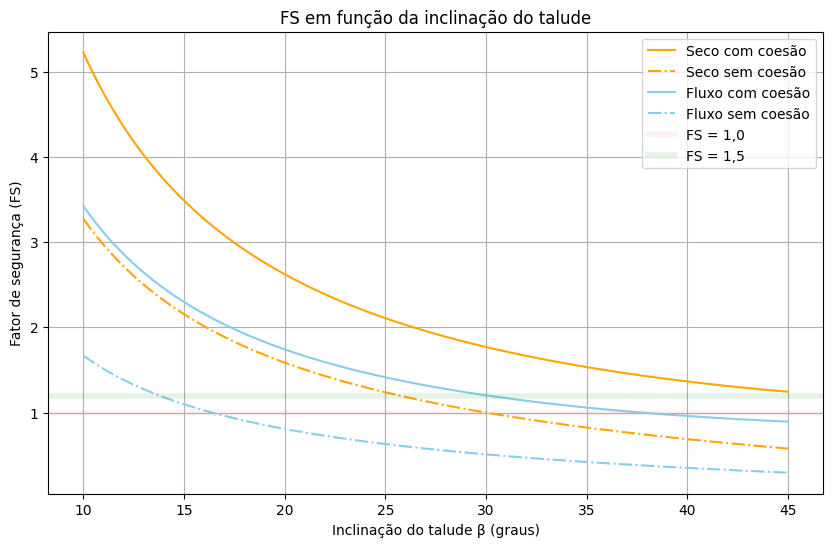
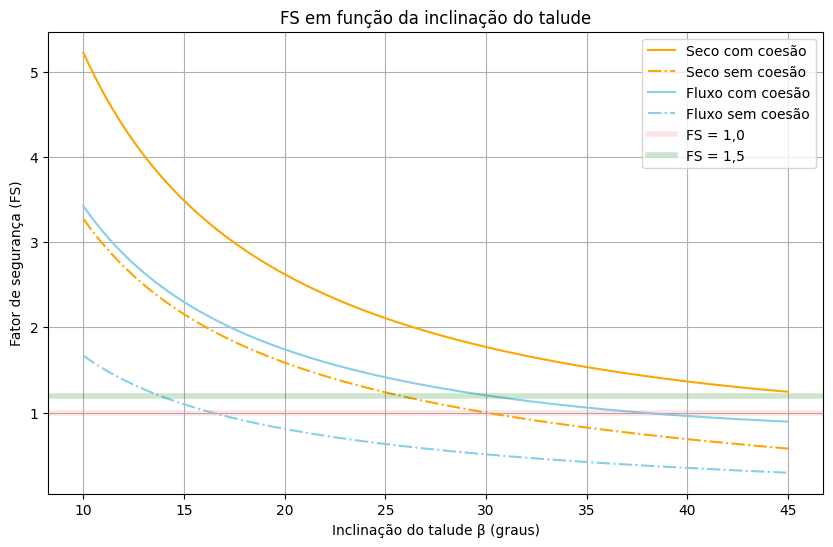
Unified diff of the notebook cell whose output changed from the first chart to the second:
--- before
+++ after
@@ -15,6 +15,6 @@
 plt.plot(betas, g3, label='Fluxo com coesão', color='skyblue', linestyle='-')
 plt.plot(betas, g4, label='Fluxo sem coesão', color='skyblue', linestyle='-.')
-plt.axhline(1.0, linestyle='-', label='FS = 1,0', color='lightcoral', alpha=0.1, linewidth=4)
-plt.axhline(1.2, linestyle='-', label='FS = 1,5', color='green', alpha=0.1, linewidth=4)
+plt.axhline(1.0, linestyle='-', label='FS = 1,0', color='lightcoral', alpha=0.2, linewidth=4)
+plt.axhline(1.2, linestyle='-', label='FS = 1,5', color='green', alpha=0.2, linewidth=4)
 #print the background in lightcoral alpha=0.1 from 0-1, orange from 1-1.5, in green alpha=0.1 from 1.2 onwards
 #plt.fill_between(betas, 0, 1.0, color='lightcoral', alpha=0.1)

Commit: readme